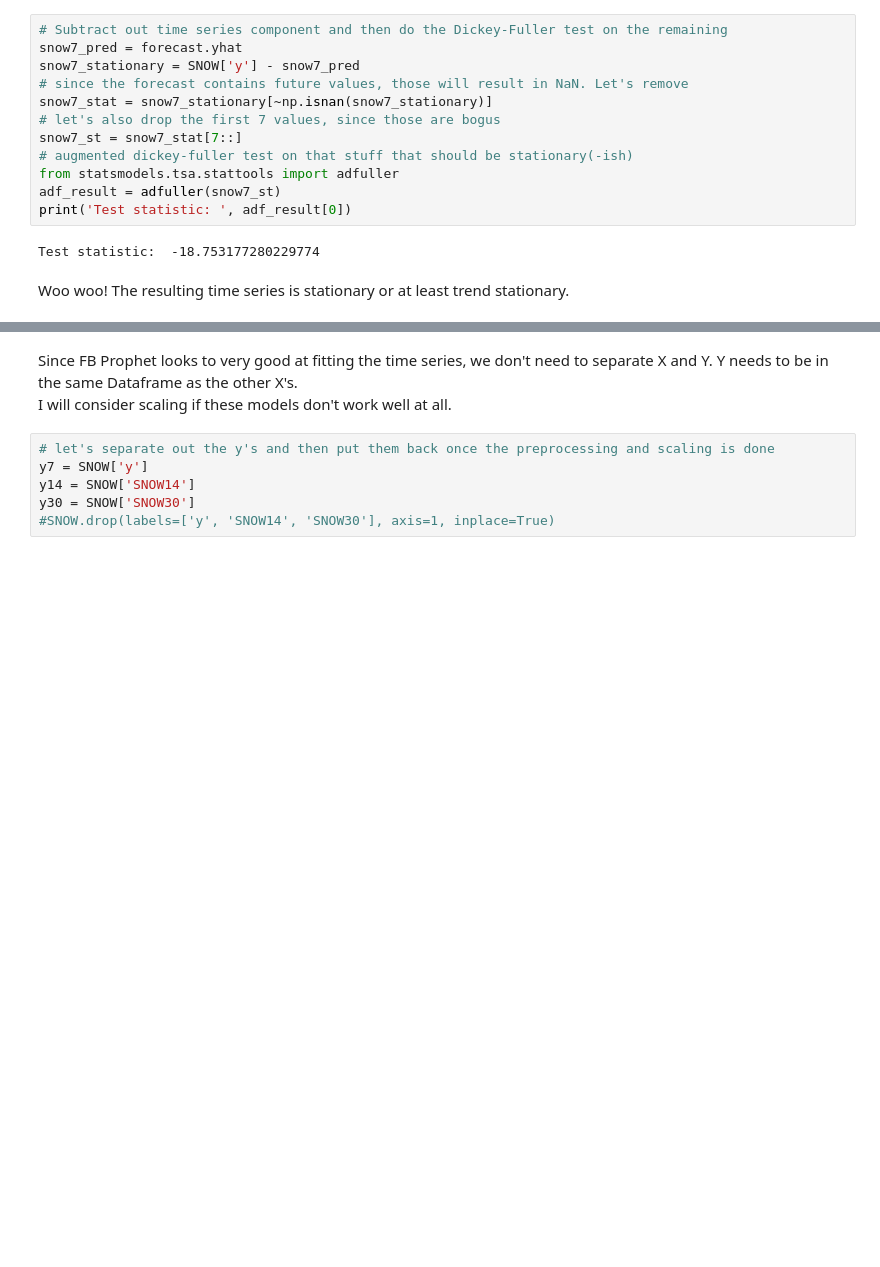
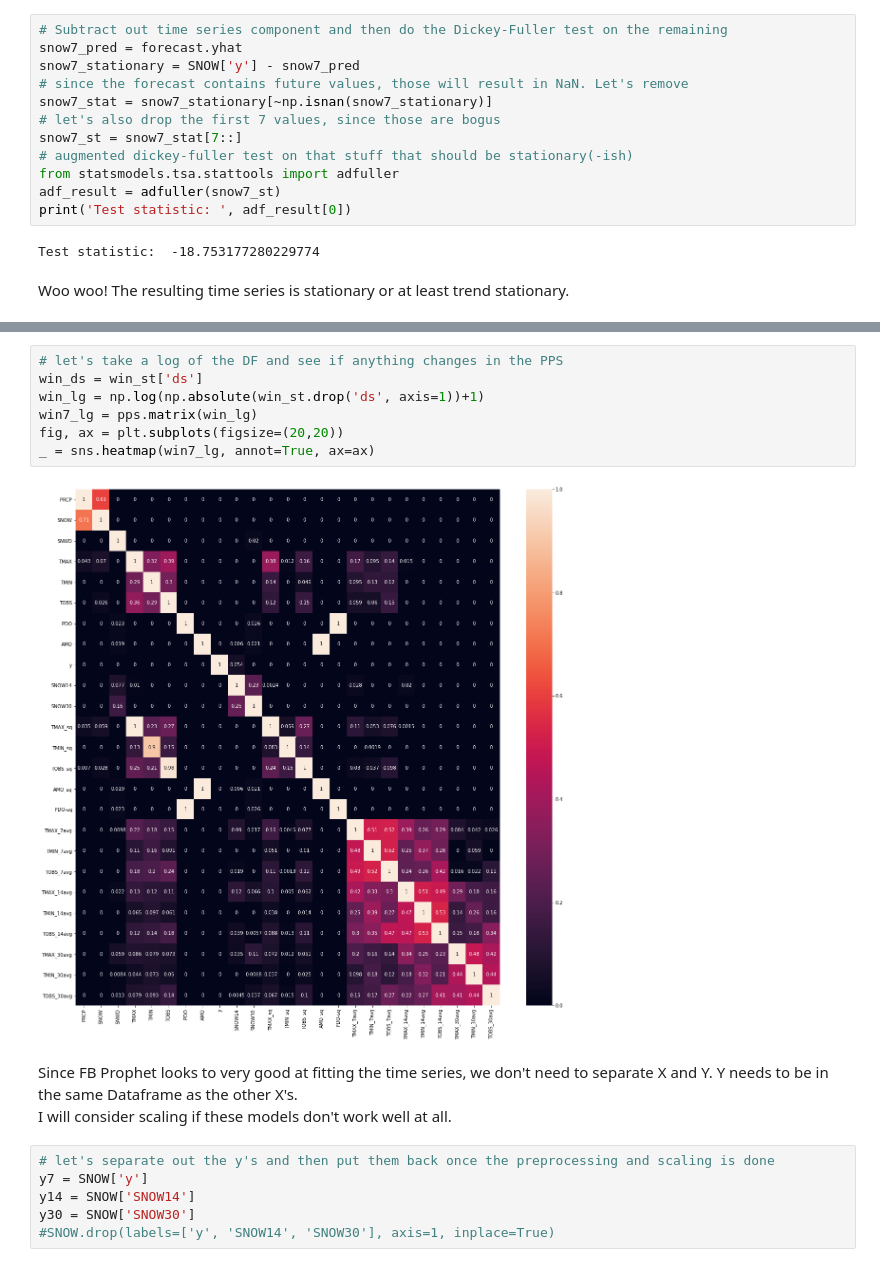
Before and after one commit to sjrekuc/Alta-Snowfall-Modeling, a Jupyter notebook: Capstone_Alta_EDA_2_pre-processing.ipynb, the cells around one changed output, grey strips where cells are left out. Drawn from its saved outputs; the diff is of its cells as text; blank space fills up the shorter version.

```diff
--- a/Capstone_Alta_EDA_2_pre-processing.ipynb
+++ b/Capstone_Alta_EDA_2_pre-processing.ipynb
@@ -245,3 +286,12 @@ Woo woo! The resulting time series is stationary or at least trend stationary.
+# %%
+# let's take a log of the DF and see if anything changes in the PPS
+win_ds = win_st['ds']
+win_lg = np.log(np.absolute(win_st.drop('ds', axis=1))+1)
+win7_lg = pps.matrix(win_lg)
+fig, ax = plt.subplots(figsize=(20,20))
+_ = sns.heatmap(win7_lg, annot=True, ax=ax)
+# %% [output]
+[figure, added]
 # %% [markdown]
 Since FB Prophet looks to very good at fitting the time series, we don't need to separate X and Y. Y needs to be in the same Dataframe as the other X's. <br>
 I will consider scaling if these models don't work well at all. <br>
```
Also changed, not shown: parts of 26 cells of this notebook.
